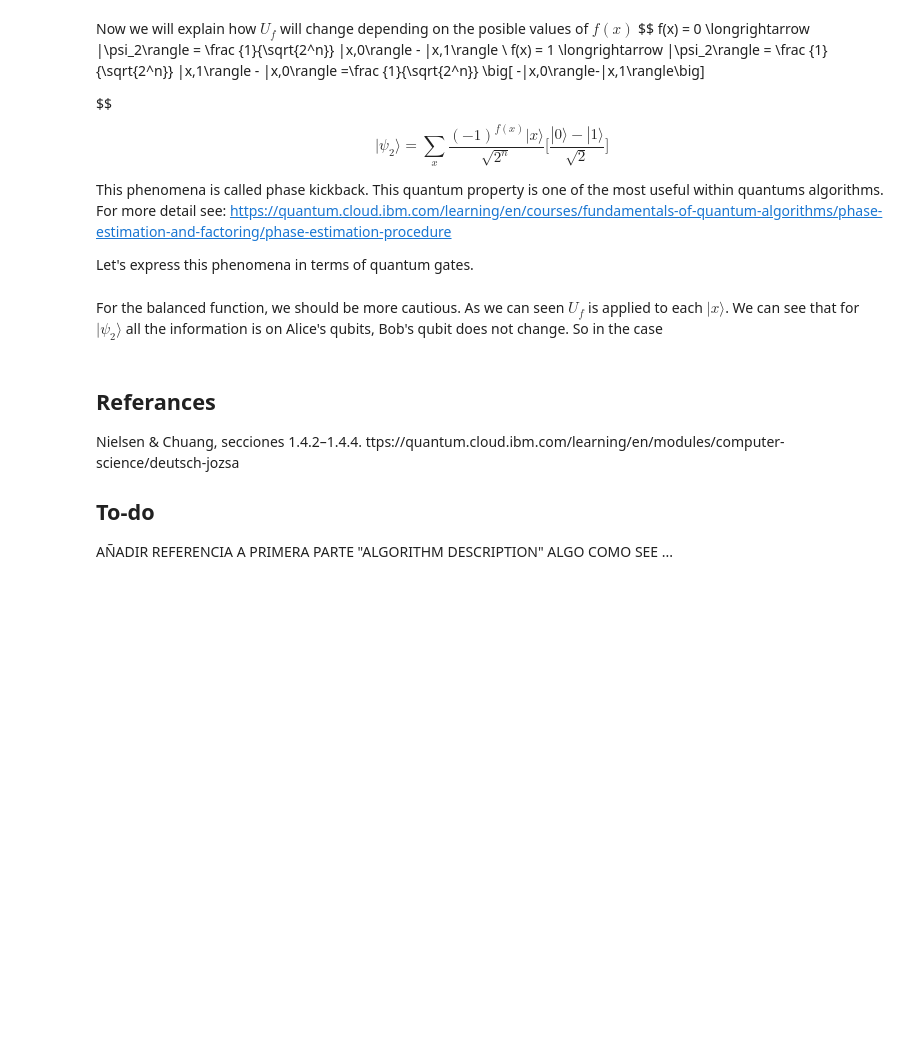
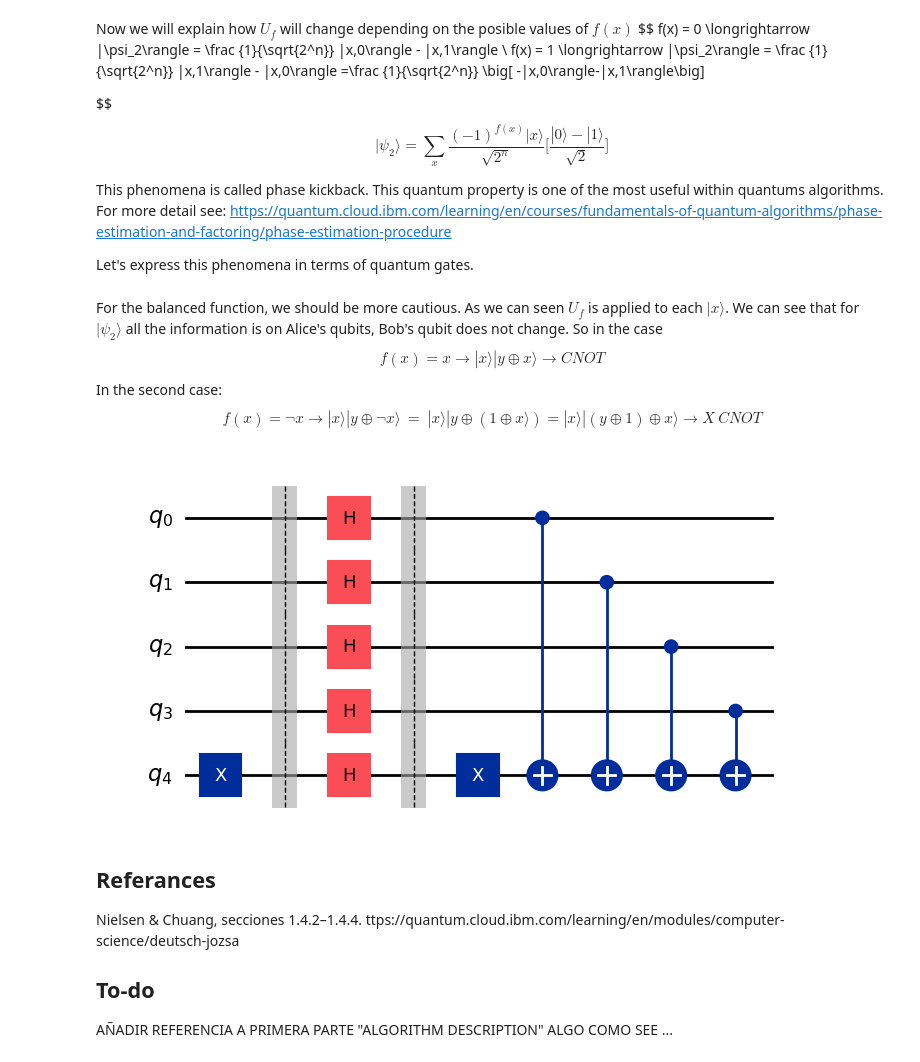
Before and after one commit to Javiifdez/Deutch-Jozsa, a Jupyter notebook: Implementation.ipynb, the cells around one changed output. Saved outputs shown, nothing was run; the diff lists cells and outputs as text; code cells hidden in the pictures; blank space fills up the shorter version.

```diff
--- a/Implementation.ipynb
+++ b/Implementation.ipynb
@@ -208,26 +209,39 @@ def constant1(qc:QuantumCircuit)-> QuantumCircuit:
     return qc
 # %% [markdown]
 For the balanced function, we should be more cautious. As we can seen $ U_f $ is applied to each $ |x\rangle $. We can see that for $|\psi_2\rangle$ all the information is on Alice's qubits, Bob's qubit does not change. So in the case
+$$
+f(x) = x \longrightarrow  |x\rangle |y\oplus x\rangle \longrightarrow CNOT
+$$
+In the second case:
+$$
+f(x) =  \neg x \longrightarrow  |x\rangle |y\oplus  \neg x\rangle   ~=~ |x\rangle |y\oplus ( 1 \oplus x\rangle ) =  |x\rangle |(y\oplus  1 )\oplus  x\rangle  \longrightarrow  X \ CNOT
+$$
 # %%
 def balanced(qc:QuantumCircuit,n:int,aux = random.random()) -> QuantumCircuit:
     if aux <= 0.5:
         for i in range(n):
             qc.cx(i,n) # N CNOT gates
         return qc
     else:
+        qc.x(n)
+        for i in range(n):
+            qc.cx(i,n)
         return qc
 
 def uf(qc:QuantumCircuit,n:int,which_fun:int)-> QuantumCircuit:
     if which_fun == 0:
         qc = constan0(qc)
     elif which_fun == 1:
         qc = constant1(qc)
     else:
         qc = balanced(qc,n)
+    qc.barrier()
+    return qc
 
-
-
-    return qc
+qc = uf(qc,n,which_fun)
+qc.draw('mpl')
+# %% [output]
+[figure, added]
 # %% [markdown]
 
 ## Referances
```
Also changed, not shown: parts of 1 cell of this notebook.
